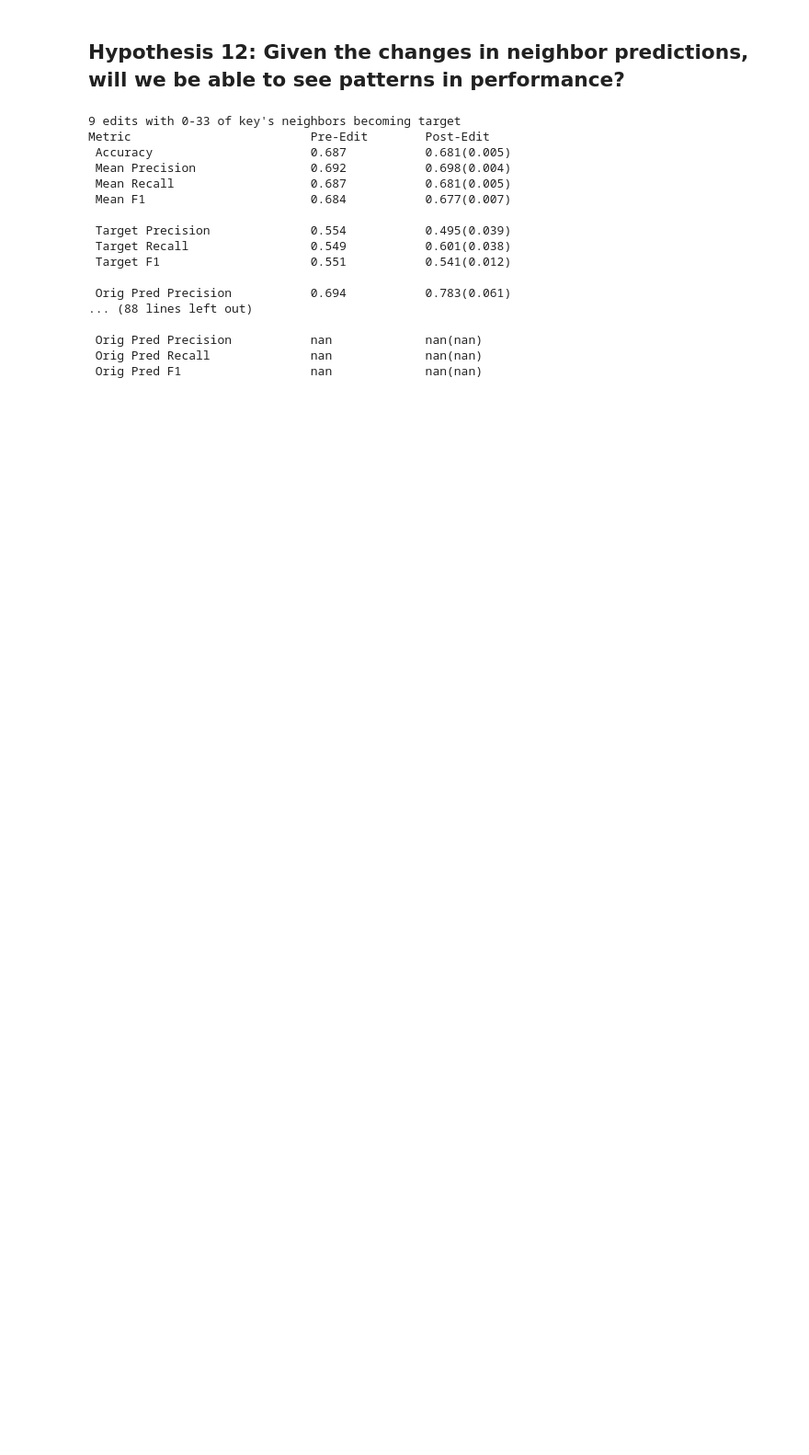
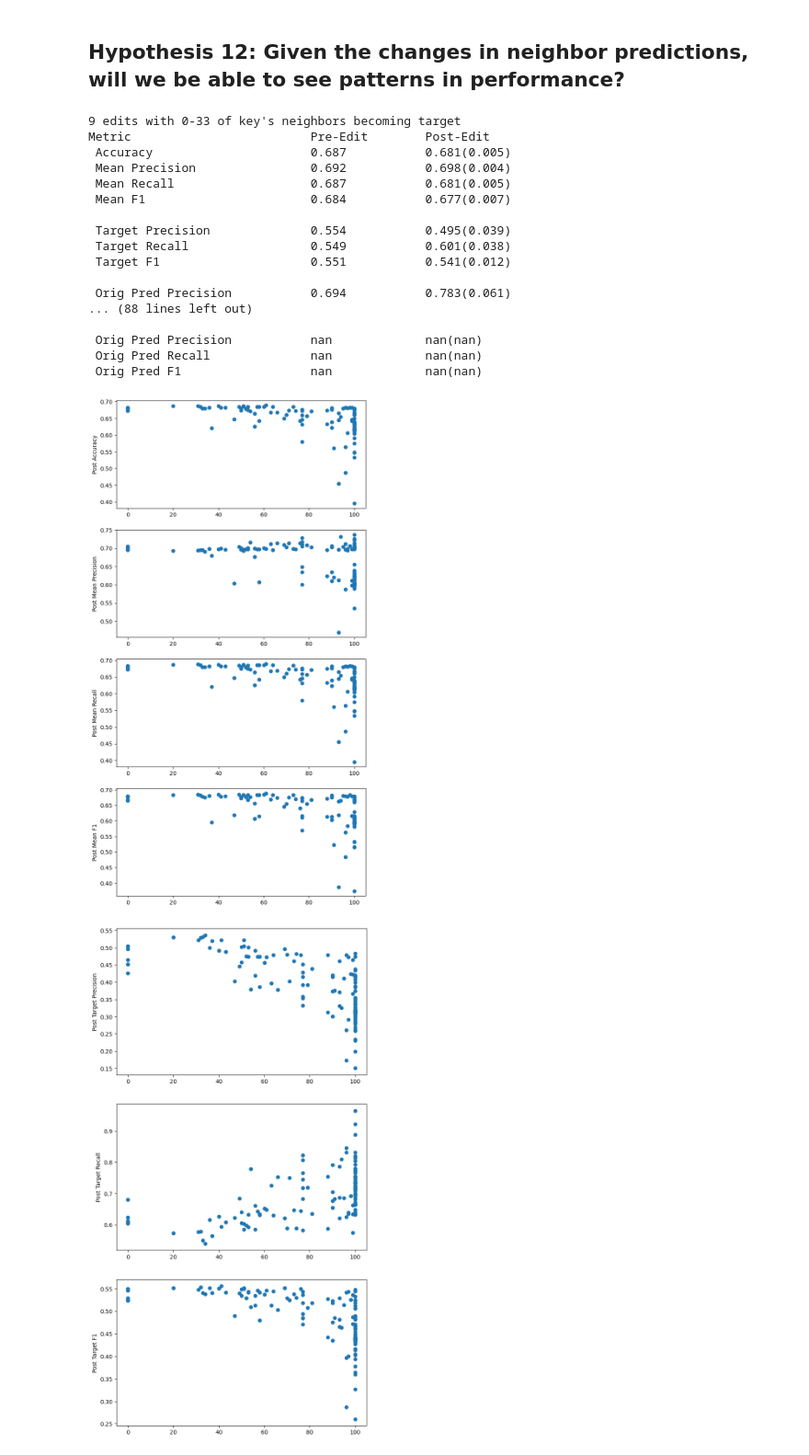
Before and after one commit to allisonchen23/model-editing, a Jupyter notebook: csv_analysis.ipynb, the cells around one changed output. Shown at 92% size. Saved outputs shown, nothing was run; the diff lists cells and outputs as text; code cells hidden in the pictures; blank space fills up the shorter version.

Commit message:
made csv_analysis same as temp_csv_analysis

```diff
--- a/csv_analysis.ipynb
+++ b/csv_analysis.ipynb
@@ -543,0 +548,24 @@ Pre edit k -> v: [6.23412752 6.91055536 5.78709173 5.79694414 2.79374814] Post e
+# %%
+metrics = [
+    ['{} key-val (F)', '{} val-keyN (F)', '{} key-valN (F)', '{} key-keyN (F)', '{} val-valN (F)']
+]
+# Obtain for non exclusionary (may include rows where other distances increase too
+for metric in metrics[0]:
+    print("Metric:{}".format(metric.format("")))
+    kv_f = df[df[metric.format('Post')] > df[metric.format('Pre')]]
+
+
+    print("{} edits caused distance to increase (among others)".format(len(kv_f)))
+    print_summary(kv_f)
+
+    # Ensure all other metrics decrease after edit
+    exc_kv_f = kv_f.copy()
+    for other in metrics[0]:
+        if other == metric:
+            continue
+        exc_kv_f = exc_kv_f[exc_kv_f[other.format("Post")] < exc_kv_f[other.format("Pre")]]
+    print("{} edits caused solely {} distance to increase ".format(len(exc_kv_f), metric.format("")))
+    print_summary(exc_kv_f)
+    # print_summaries(
+    #     df_list=[kv_f, exc_kv_f],
+    #     headers=["Inclusive ({})".format(len(kv_f)), "Exclusive ({})".format(len(exc_kv_f))])
@@ -674,3 +689,27 @@ Metric                         Pre-Edit        Post-Edit
  Orig Pred Precision           nan             nan(nan)
  Orig Pred Recall              nan             nan(nan)
  Orig Pred F1                  nan             nan(nan)
+# %%
+x_axis = df["Num of key's Neighbors Became Target (F)"].to_numpy()
+metrics = [['{} Accuracy', '{} Mean Precision', '{} Mean Recall', '{} Mean F1'],
+           ['{} Target Precision', '{} Target Recall', '{} Target F1'],
+           ['{} Orig Pred Precision', '{} Orig Pred Recall', '{} Orig Pred F1'],
+           # ['{} key-val (F)'],
+          ]
+# metric = "Post Mean Recall"
+# metric = "Post Orig Pred Recall"
+
+for row_idx, row in enumerate(metrics):
+    fig, axs = plt.subplots(len(row), figsize=(8, 16))
+    for idx, metric in enumerate(row):
+        ax = axs[idx]
+        metric = metric.format("Post")
+        y_axis = df[metric].to_numpy()
+        ax.scatter(x_axis, y_axis)
+        ax.set_ylabel(metric)
+
+    plt.savefig('temp/{}.png'.format(row_idx))
+    plt.show()
+# %% [output]
+[figure, added]
+[figure, added]
```
Also changed, not shown: parts of 15 cells of this notebook.
